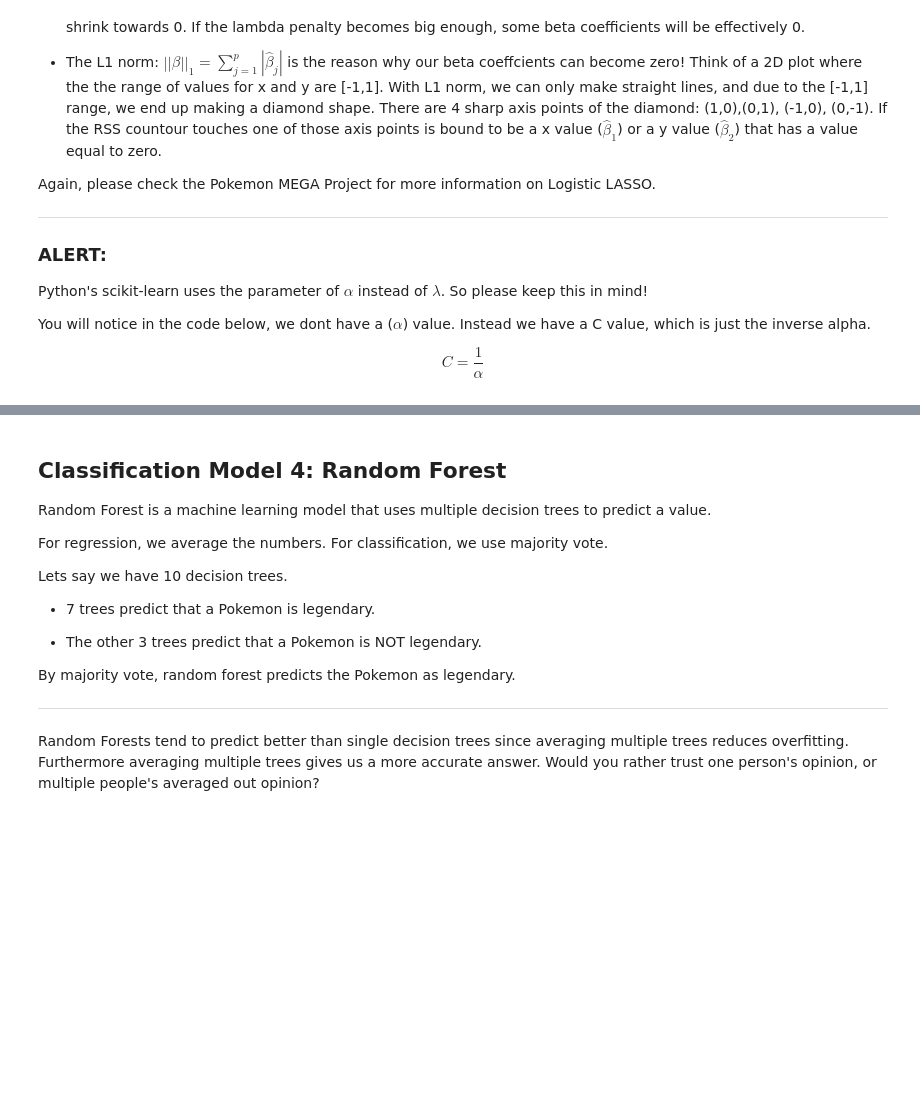
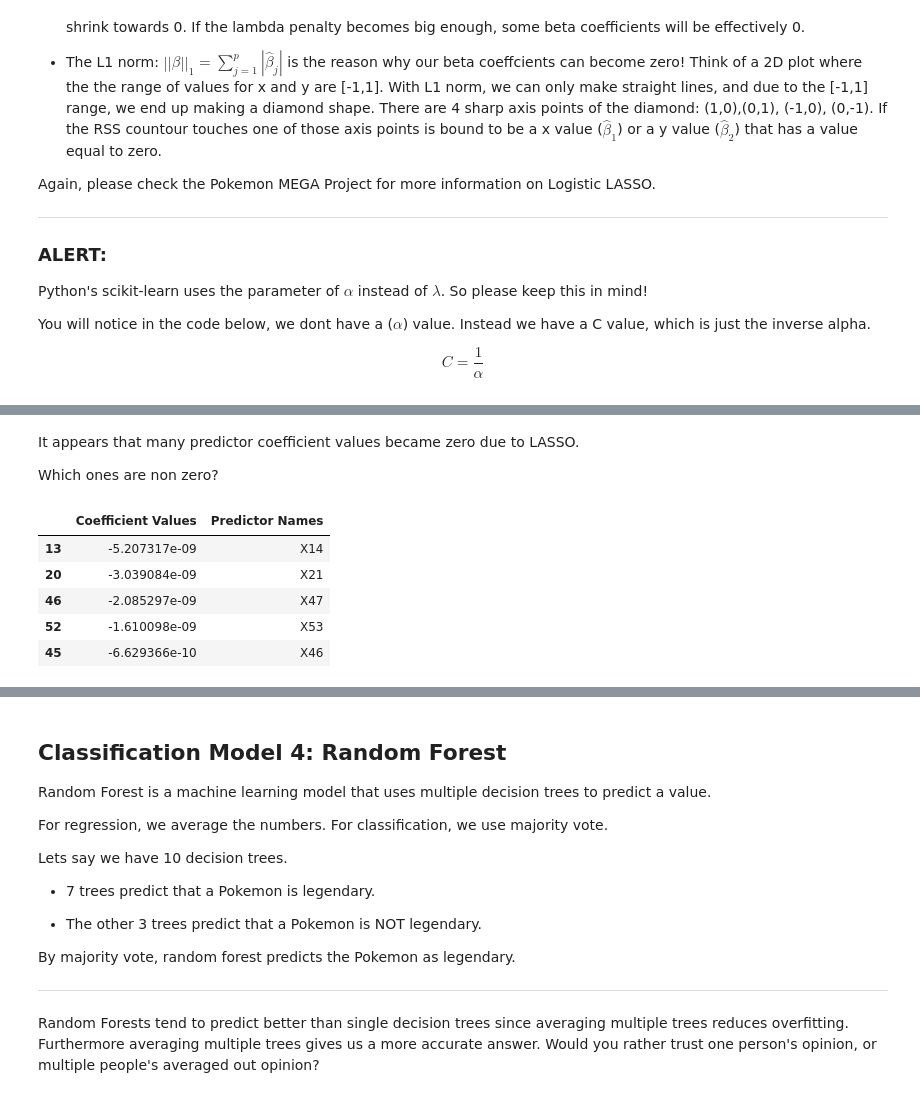
Before and after one commit to ba-careerpath-7/Corporate_Bankruptcy_Prediction_Project, a Jupyter notebook: Corporate_Bankruptcy_Prediction_Project.ipynb, the cells around one changed output, grey strips where cells are left out. Cells and saved outputs as stored; diff of their text form; code cells hidden in the pictures; blank space fills up the shorter version.

```diff
--- a/Corporate_Bankruptcy_Prediction_Project.ipynb
+++ b/Corporate_Bankruptcy_Prediction_Project.ipynb
@@ -1829,0 +1879,16 @@ Maybe the original beta coefficient values helps classify which companies are ba
+# %% [markdown]
+It appears that many predictor coefficient values became zero due to LASSO.
+
+Which ones are non zero?
+# %%
+# filter the beta coeffcients that are not 0
+important_df = predictor_df[predictor_df["Coefficient Values"] != 0]
+
+important_df.sort_values(by = "Coefficient Values", ascending = True)[0:5]
+# %% [output]
+|  | Coefficient Values | Predictor Names |
+| 13 | -5.207317e-09 | X14 |
+| 20 | -3.039084e-09 | X21 |
+| 46 | -2.085297e-09 | X47 |
+| 52 | -1.610098e-09 | X53 |
+| 45 | -6.629366e-10 | X46 |
```
Also changed, not shown: parts of 10 cells of this notebook.
